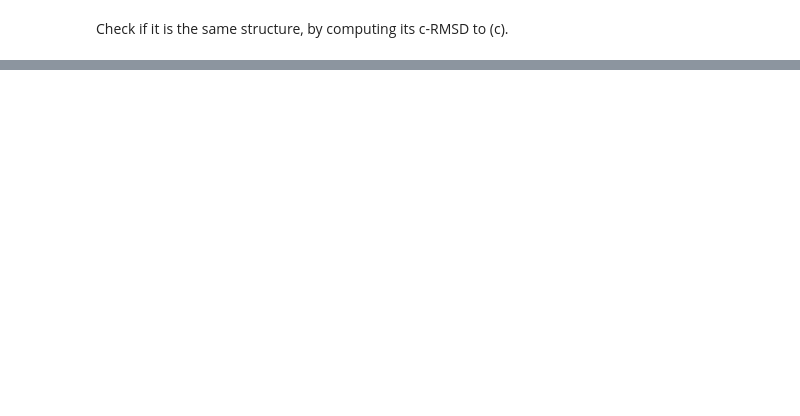
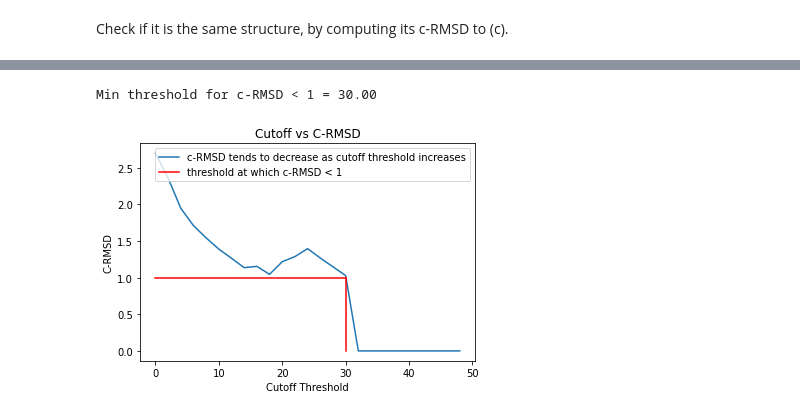
Before and after one commit to NikolasGialitsis/ProteinsDistanceGeometry, a Jupyter notebook: ProteinsDistanceGeometry.ipynb, the cells around one changed output, grey strips where cells are left out. Cells and saved outputs as stored; diff of their text form; code cells hidden in the pictures; blank space fills up the shorter version.

Commit message:
Investigate the effect of perturbations in distances and cutoff-thresholds

```diff
--- a/ProteinsDistanceGeometry.ipynb
+++ b/ProteinsDistanceGeometry.ipynb
@@ -227,3 +174,14 @@ print(G.round(1))
+# %%
+import numpy as np
+
+def GramMatrix(B):
+  n_rows,n_cols = B.shape
+  G = np.zeros(shape=(n_rows-1,n_cols-1))
+  o = 2 #origin
+  for i in range(n_rows-1):
+    for j in range(n_cols-1):
+      G[i,j] = G[j,i] = B[i+1,o] - B[i+1,j+1] + B[j+1,o]
+  return G
 # %% [markdown]
  Check if it is the same structure, by computing its c-RMSD to (c).
 # %%
@@ -241,0 +275,49 @@ Rank of P =  3
+# %%
+import matplotlib.pyplot as plt
+
+def apply_cutoff(B,cutoff):
+  n_rows,n_cols = B.shape
+  B_cut = B.copy()
+  for row in range(n_rows):
+    new_row = []
+    for col in range(n_cols):
+      if row > col:
+        if B[row,col] > cutoff:
+          B_cut[row,col] = B_cut[col,row] = cutoff
+
+  return B_cut
+
+rmsds = []
+cutoffs = []
+max_cutoff = 50
+min_th = -1
+for _ in range (int(max_cutoff/2)):
+  if len(cutoffs) == 0:
+    cutoffs.append(0)
+  else:
+    cutoffs.append(cutoffs[-1] + 2)
+  cutoff = cutoffs[-1]
+  B_cut = apply_cutoff(B,cutoff)
+  G = GramMatrix(B_cut)
+  P = getCoordsFromG(G)
+  rmsd = GetImproved_cRMSD(P,A)
+  rmsds.append(rmsd)
+
+  if rmsd < 1  and min_th < 0:
+    print('Min threshold for c-RMSD < 1 = %.2f'%cutoffs[-2])
+    min_th = cutoffs[-2]
+  elif rmsd > 1:
+    min_th = -1
+
+plt.figure(1)
+plt.title('Cutoff vs C-RMSD')
+plt.xlabel('Cutoff Threshold')
+plt.ylabel('C-RMSD')
+plt.plot(cutoffs,rmsds,label='c-RMSD tends to decrease as cutoff threshold increases')
+plt.plot([min_th]*11,np.arange(0,1.1,0.1).tolist(),'r',label='threshold at which c-RMSD < 1')
+plt.plot(np.arange(0,min_th+1,1).tolist(),[1]*(min_th+1),'r')
+plt.legend()
+plt.show()
+# %% [output]
+Min threshold for c-RMSD < 1 = 30.00
+[figure, added]
```
Also changed, not shown: parts of 5 cells of this notebook.
